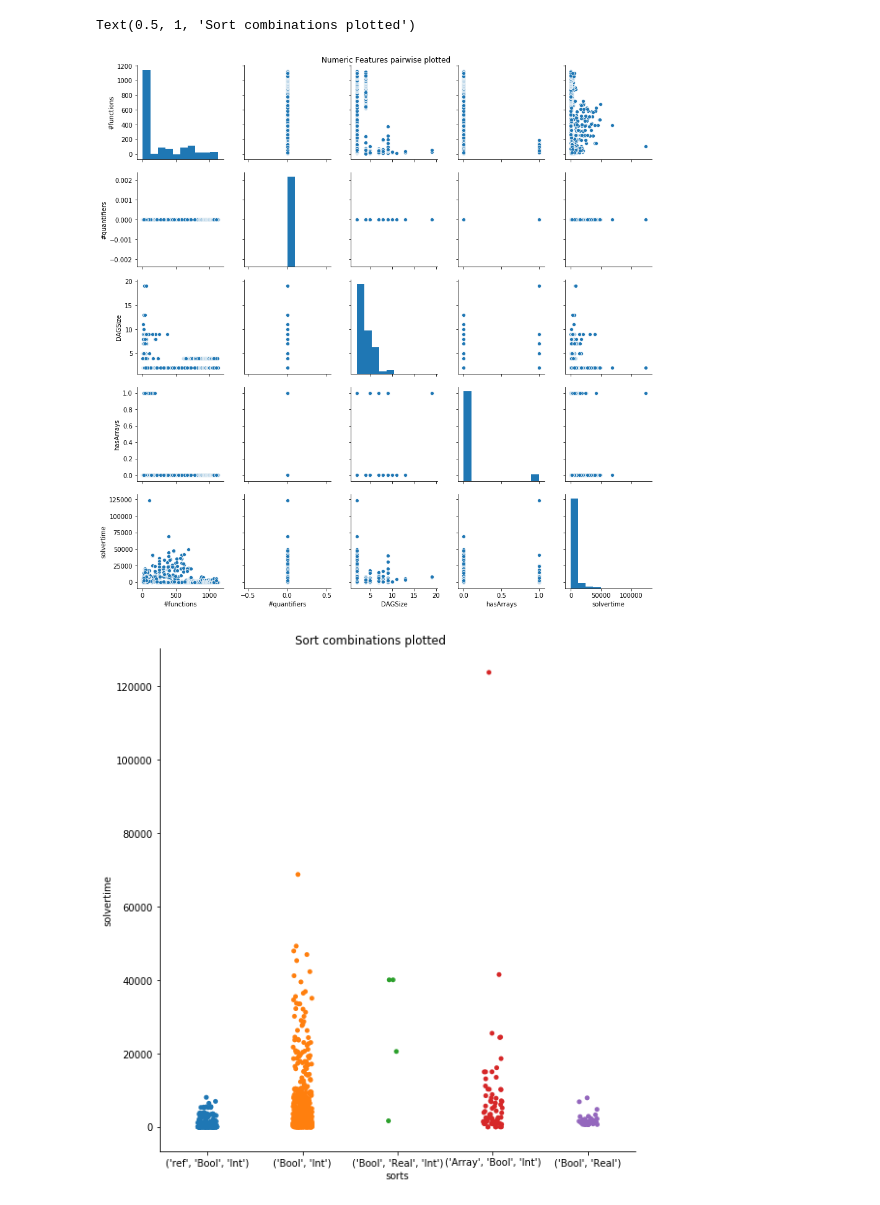
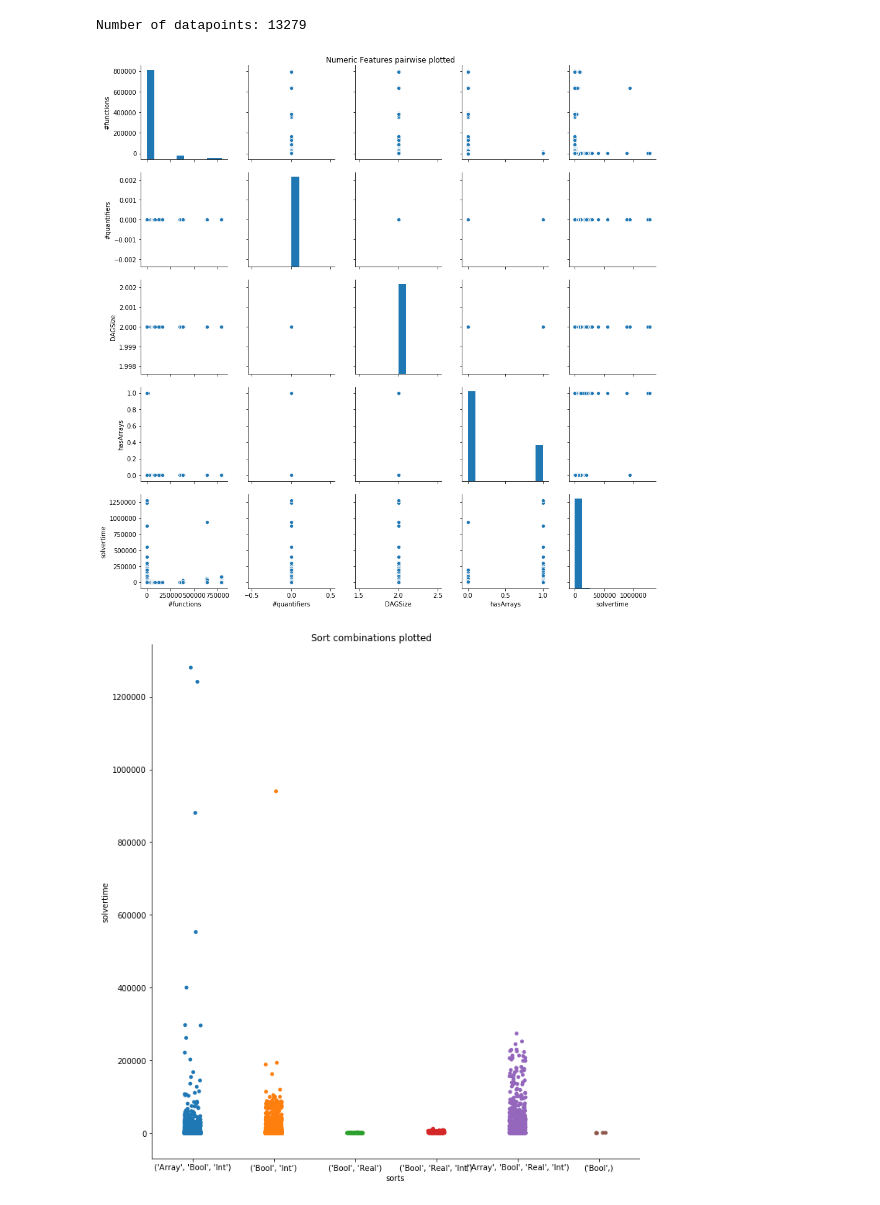
Before and after one commit to Breee/benchdocker, a Jupyter notebook: smtfeatures.ipynb, the cells around one changed output. Cells and saved outputs as stored; diff of their text form; code cells hidden in the pictures.

Commit message:
current features plotted

```diff
--- a/smtfeatures.ipynb
+++ b/smtfeatures.ipynb
@@ -1,27 +1,37 @@
 # %%
-import plotly.express as px
+import numpy as np
 import pandas as pd
 import seaborn as sns
-from sklearn.preprocessing import MultiLabelBinarizer
 
-filename='output/smt/smtfeatures.csv'
+filename='output/smt/2019_07_22_smtfeatures.csv'
 # %%
 df = pd.read_csv(filename, delimiter=';')
+print("Number of datapoints: %d" % df.shape[0])
+
+# true / false to numeric values.
 df['hasArrays'] = df['hasArrays'].replace({False: 0, True: 1})
+
 sorts = set()
 for i,s in df.iterrows():
+    # transform string representation of list to an actual list.
     sorts_array = s['sorts'].strip('][').split(', ')
+    # use tuples to have hashable
     df.at[i,'sorts'] = tuple(sorts_array)
-    #sorts.add(tuple(sorts_array))
+    sorts.add(tuple(sorts_array))
 
 feature_names = ['#functions', '#quantifiers','DAGSize','hasArrays', 'solvertime']
 df_filtered = df[feature_names]
 pairplot = sns.pairplot(df_filtered)
 pairplot.fig.suptitle("Numeric Features pairwise plotted", y=1)
 
-sorts_plot = sns.catplot(x="sorts", y="solvertime", data=df,  height=8, aspect=1,);
+sorts_plot = sns.catplot(x="sorts", y="solvertime", data=df,  height=10, aspect=1,);
 sorts_plot.fig.suptitle("Sort combinations plotted", y=1)
+
+for sort in sorts:
+    sort_only = df[df.sorts==sort]
+    plot = sns.catplot(x="sorts", y="solvertime", data=sort_only,  height=10, aspect=1,);
+    plot.fig.suptitle("Sort %s" % str(sort) , y=1)
 # %% [output]
-Text(0.5, 1, 'Sort combinations plotted')
+Number of datapoints: 13279
-[figure, old version]
+[figure, new version]
-[figure, old version]
+[figure, new version]
```
Also changed, not shown: parts of 1 cell of this notebook, 4 other files.
